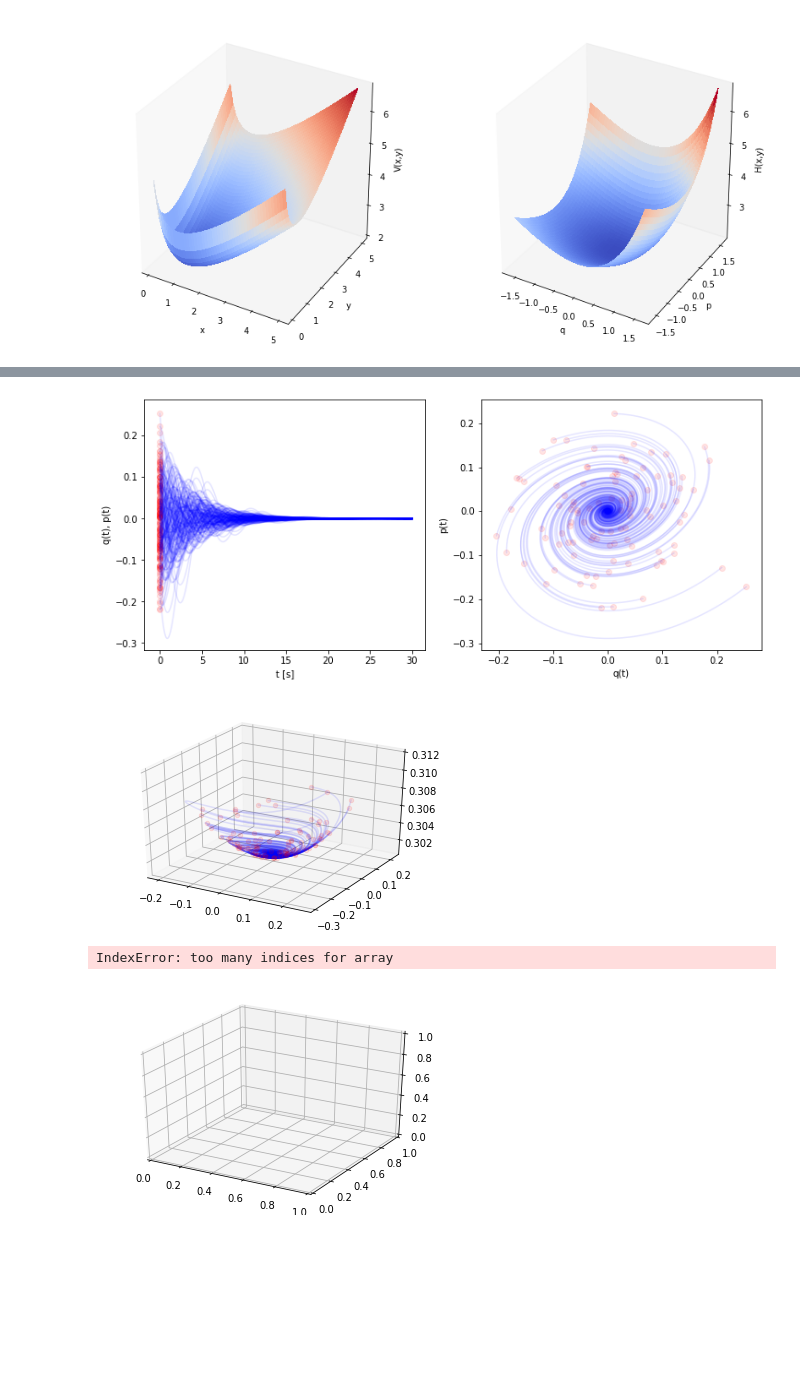
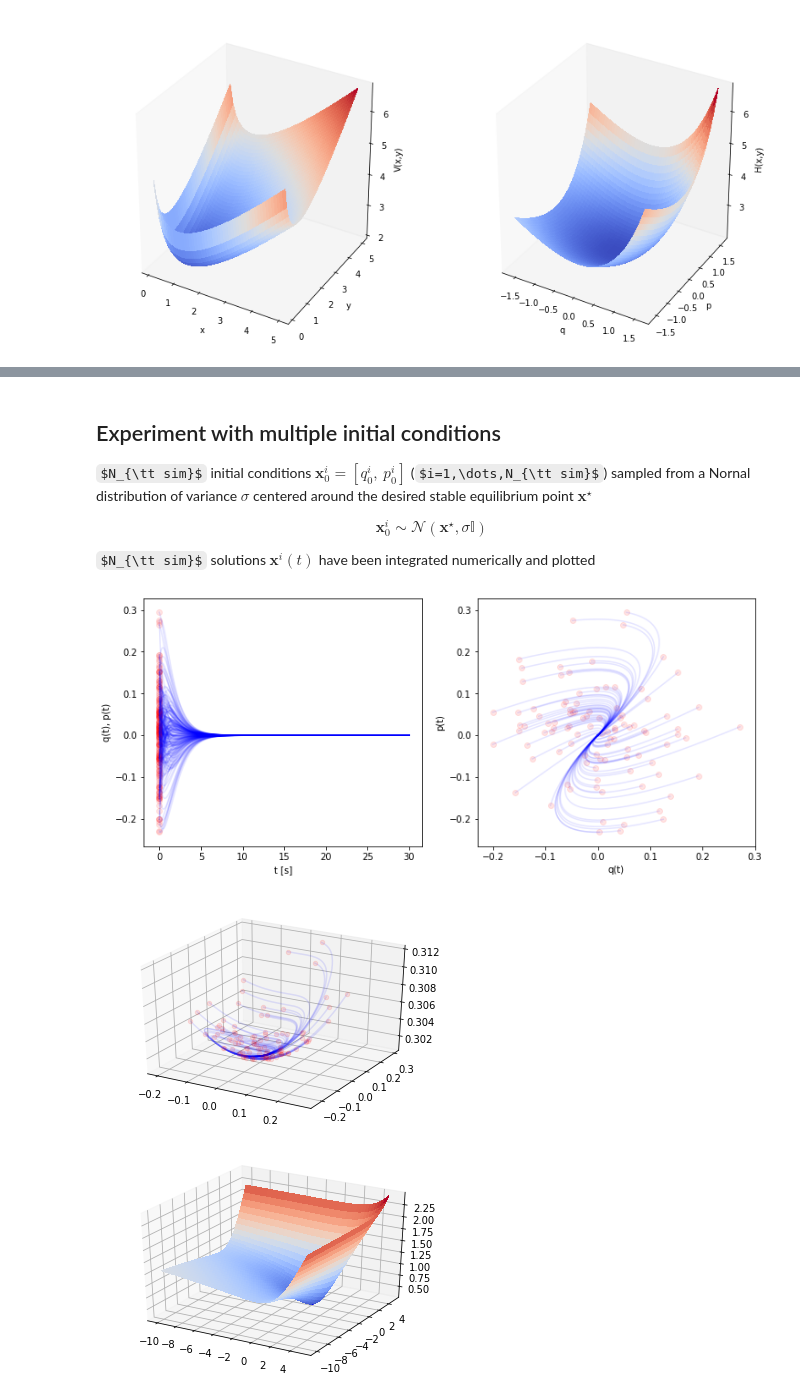
Before and after one commit to massastrello/Lotka-Volterra-Control, a Jupyter notebook: LotkaVolterraControl.ipynb, the cells around one changed output, grey strips where cells are left out. Drawn from its saved outputs; the diff is of its cells as text; code cells hidden in the pictures; some formulas as TeX source; blank space fills up the shorter version.

```diff
--- a/LotkaVolterraControl.ipynb
+++ b/LotkaVolterraControl.ipynb
@@ -214,68 +229,77 @@ def ControlLotkaVolterra(t,x):
     dqdt = d*(-xd + np.exp(x[1]))
     dpdt = b*( yd - np.exp(x[0]))
     return np.array([dqdt+Kd*dpdt, dpdt]).T
+# %% [markdown]
+## Experiment with multiple initial conditions
+
+$N_{\tt sim}$ initial conditions $\mathbf{x}_0^i = [q_0^i,~p_0^i]$ ($i=1,\dots,N_{\tt sim}$) sampled from a Nornal distribution of variance $\sigma$ centered around the desired stable equilibrium point $\mathbf{x}^\star$
+
+$$
+    \mathbf{x}_0^i \sim \mathcal{N}(\mathbf{x}^\star,\sigma\mathbb{I})
+$$
+
+$N_{\tt sim}$ solutions $\mathbf{x}^i(t)$ have been integrated numerically and plotted
 # %%
-X = []
+SOL = []
 Nsim = 100
 sigma = .1
 
 for i in range(Nsim):
     x0 = sigma*np.random.randn(2)
-    sol = solve_ivp(lotkaVolterra, [ti, tf], x0, method='LSODA',t_eval=t)
-    X.append(sol.y.T)
+    sol = solve_ivp(ControlLotkaVolterra, [ti, tf], x0, method='LSODA',t_eval=t)
+    SOL.append(sol.y.T)
 # %%
 plt.figure(figsize=(12,5))
 #
 plt.subplot(121)
 for i in range(Nsim):
-    plt.plot(t,X[i], color = 'blue', alpha = .1)
+    plt.plot(t,SOL[i], color = 'blue', alpha = .1)
 for i in range(Nsim):
-    plt.scatter([0.,0.],X[i][0,:], color = 'red', alpha = .1)
+    plt.scatter([0.,0.],SOL[i][0,:], color = 'red', alpha = .1)
 plt.xlabel("t [s]")
 plt.ylabel("q(t), p(t)");
 #
 plt.subplot(122)
 for i in range(Nsim):
-    plt.plot(X[i][:,0],X[i][:,1], color = 'blue', alpha = .1)
+    plt.plot(SOL[i][:,0],SOL[i][:,1], color = 'blue', alpha = .1)
 for i in range(Nsim):
-    plt.scatter(X[i][0,0],X[i][0,1], color = 'red', alpha = .1)
+    plt.scatter(SOL[i][0,0],SOL[i][0,1], color = 'red', alpha = .1)
 plt.xlabel("q(t)");
 plt.ylabel("p(t)");
 # %% [output]
-[figure, old version]
+[figure, new version]
 # %%
 def ControlledHamiltonian(x): return  d*(-xd*x[1] + np.exp(x[1])) + b*(-yd*x[0] + np.exp(x[0]))
 # %%
 H = []
 for i in range(Nsim):
-    H.append([Hamiltonian(p) for p in X[i]])
+    H.append([ControlledHamiltonian(p) for p in SOL[i]])
 # %%
 fig = plt.figure()
 ax = fig.add_subplot(111, projection='3d')
 for i in range(Nsim):
-    ax.plot(X[i][:,0],X[i][:,1],np.log10(H[i]),color='blue', alpha = .1)
+    ax.plot(SOL[i][:,0],SOL[i][:,1],np.log10(H[i]),color='blue', alpha = .1)
 for i in range(Nsim):
-    ax.scatter(X[i][0,0],X[i][0,1],np.log10(H[i][0]),color='red', alpha = .1)
+    ax.scatter(SOL[i][0,0],SOL[i][0,1],np.log10(H[i][0]),color='red', alpha = .1)
 # %% [output]
-[figure, old version]
+[figure, new version]
 # %%
 Np = 50
 u = np.linspace(-10, 5, Np)
 U, V = np.meshgrid(u,u)
 Hgrid = np.zeros((Np,Np))
 
 for i in range(Np):
     for j in range(Np):
-        Hgrid[i,j] = np.log10(Hamiltonian([U[i,j],V[i,j]]))
+        Hgrid[i,j] = np.log10(ControlledHamiltonian([U[i,j],V[i,j]]))
 
 fig = plt.figure()
 ax = fig.add_subplot(111, projection='3d')
 for i in range(Nsim):
     ax.plot(X[i][:,0],X[i][:,1],np.log10(H[i]),'blue', alpha = .2)
 surf = ax.plot_surface(U, V, Hgrid, cmap=cm.coolwarm, linewidth=0, antialiased=False)
 # %% [output]
-IndexError: too many indices for array
-[figure, old version]
+[figure, new version]
 # %%
 x0 = [1,1]
 X_k = []
```
Also changed, not shown: parts of 8 cells of this notebook.
